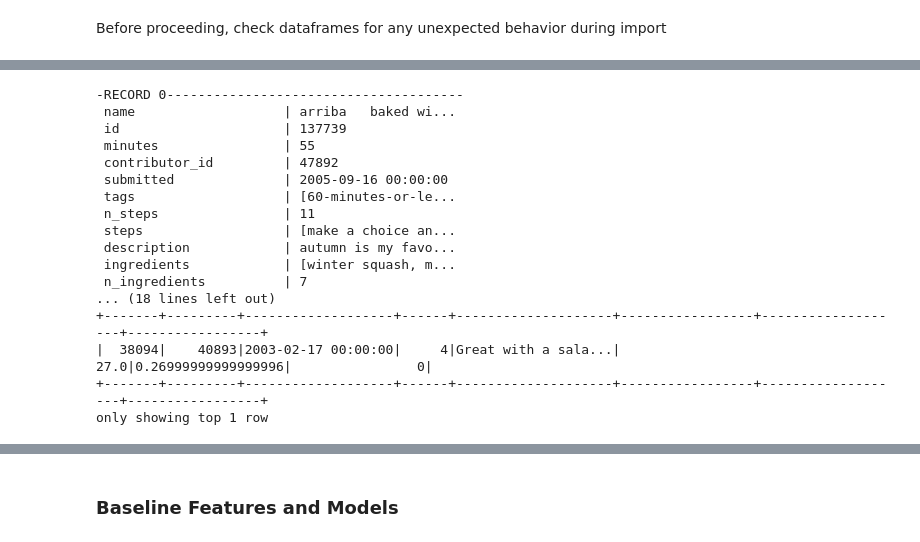
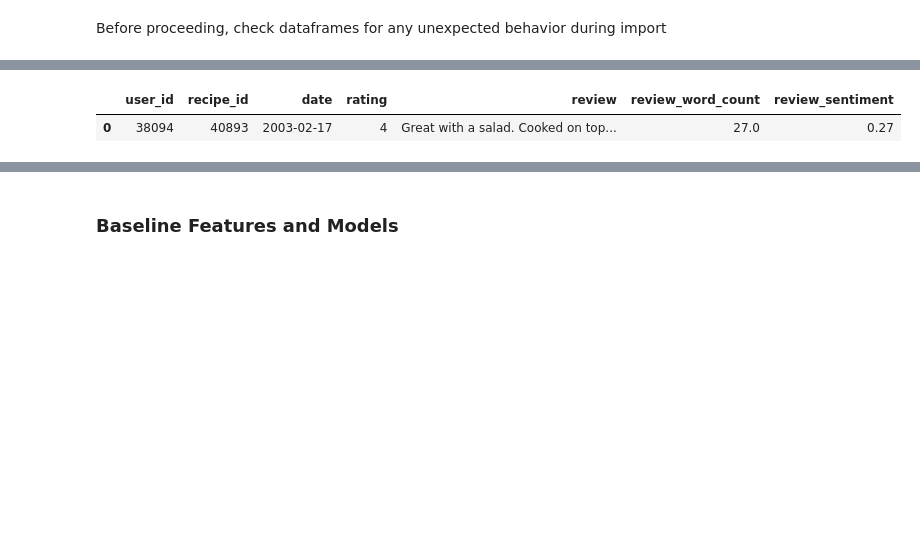
Before and after one commit to ishan-c/recipe-recommendation, a Jupyter notebook: notebooks/feature_eng.ipynb, the cells around one changed output, grey strips where cells are left out. Saved outputs shown, nothing was run; the diff lists cells and outputs as text; code cells hidden in the pictures; blank space fills up the shorter version.

```diff
--- a/notebooks/feature_eng.ipynb
+++ b/notebooks/feature_eng.ipynb
@@ -51,22 +59,5 @@ root
 # %%
-# Check first entry of both dataframes
-recipes.show(n=1, vertical=True)
-interactions.show(n=1)
+interactions.head(1)
 # %% [output]
--RECORD 0--------------------------------------
- name                   | arriba   baked wi...
- id                     | 137739
- minutes                | 55
- contributor_id         | 47892
- submitted              | 2005-09-16 00:00:00
- tags                   | [60-minutes-or-le...
- n_steps                | 11
- steps                  | [make a choice an...
- description            | autumn is my favo...
- ingredients            | [winter squash, m...
- n_ingredients          | 7
-... (18 lines left out)
-+-------+---------+-------------------+------+--------------------+-----------------+-------------------+-----------------+
-|  38094|    40893|2003-02-17 00:00:00|     4|Great with a sala...|             27.0|0.26999999999999996|                0|
-+-------+---------+-------------------+------+--------------------+-----------------+-------------------+-----------------+
-only showing top 1 row
+|  | user_id | recipe_id | date | rating | review | review_word_count | review_sentiment |
+| 0 | 38094 | 40893 | 2003-02-17 | 4 | Great with a salad. Cooked on top... | 27.0 | 0.27 |
```
Also changed, not shown: parts of 41 cells of this notebook, 1 other file.
